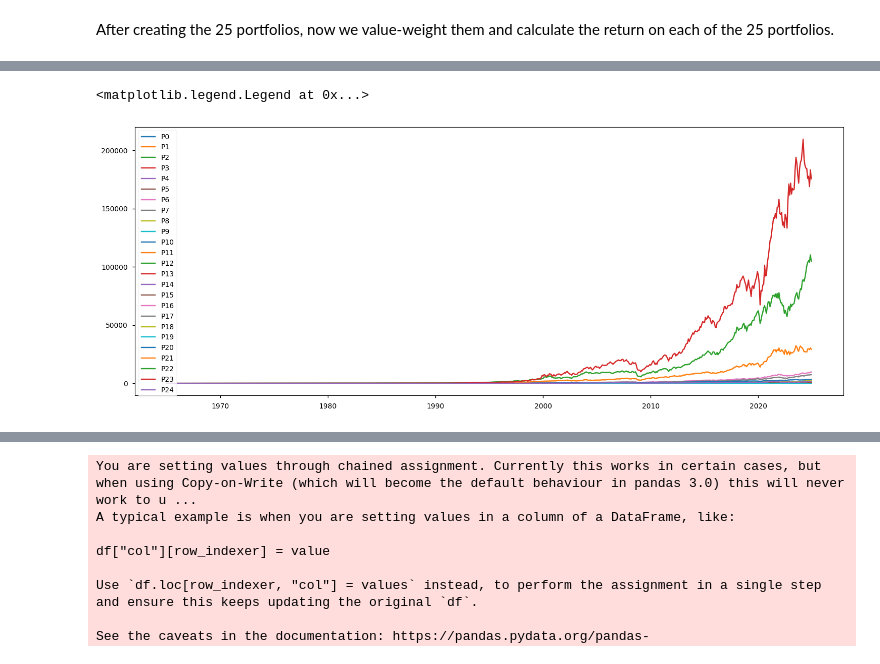
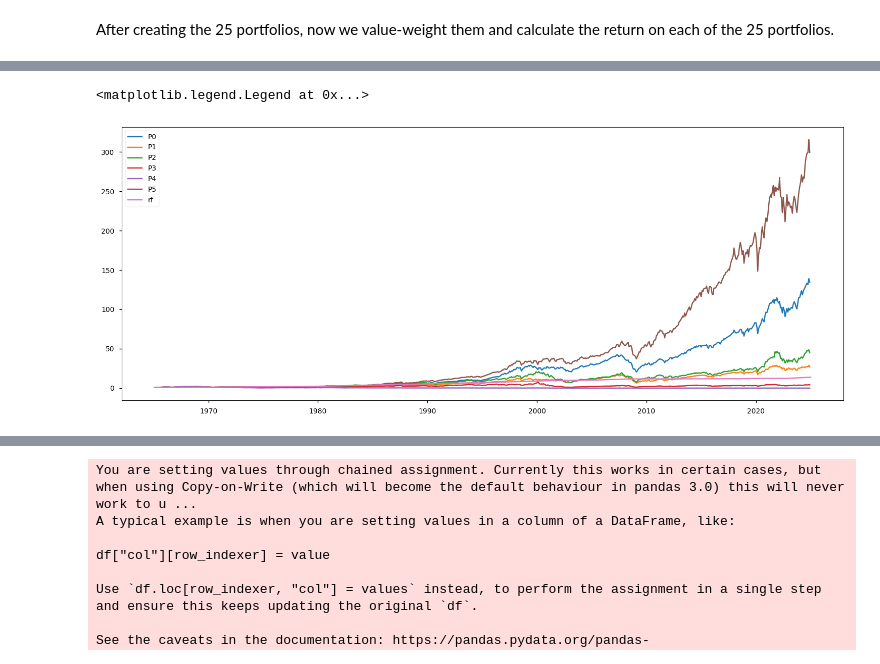
Before and after one commit to fanghe-ma/IVOL-Puzzle-and-Arbitrage-Asymmetry, a Jupyter notebook: project.ipynb, the cells around one changed output, grey strips where cells are left out. Saved outputs shown, nothing was run; the diff lists cells and outputs as text; code cells hidden in the pictures.

```diff
--- a/project.ipynb
+++ b/project.ipynb
@@ -583,7 +583,7 @@ factors = (
     conn.raw_sql(
         f"""
         SELECT date, mktrf, smb, hml, rf
-        FROM ff.factors_daily
+        FROM ff.factors_monthly
         WHERE date BETWEEN '{start}' AND '{end}'
         """,
         date_cols = ['date']
@@ -594,15 +594,17 @@ factors = (
     .astype(float)
 )
 
-ls_df = ls_df.merge(
+factors.index = factors.index + pd.offsets.MonthEnd(0)
+
+ls_df_merged = ls_df.merge(
     factors,
     left_index = True,
     right_index = True
 )
 
-y = np.asarray(ls_df['ls_ret'] - ls_df['rf'])
+y = np.asarray(ls_df_merged['ls_ret'] - ls_df_merged['rf'])
 X = np.asarray(
-    ls_df[['mktrf', 'smb', 'hml']]
+    ls_df_merged[['mktrf', 'smb', 'hml']]
 )
 X = sm.add_constant(X)
 
@@ -737,7 +739,6 @@ Since we previously calculated IVOLs for all securities, regardless of whether t
 # %%
 ivol_df = pd.read_csv('./Data/full_ivol_df.csv', index_col=0)
 aggregate_mispricing_df = pd.read_csv('./Data/aggregate_mispricing.csv', index_col=0)
-
 
 ivol_df.index = pd.to_datetime(ivol_df.index)
 ivol_df.columns = ivol_df.columns.astype(int)
@@ -750,4 +751,4 @@ filtered_cols = ivol_df.columns[
 ]
 
 ivol_df = ivol_df[filtered_cols]
-ivol_df
+aggregate_mispricing_df = aggregate_mispricing_df[filtered_cols]
@@ -861,7 +867,8 @@ mispricing_quintiles.index = pd.to_datetime(mispricing_quintiles.index)
 ivol_quintiles.columns = ivol_quintiles.columns.astype(int)
 mispricing_quintiles.columns = mispricing_quintiles.columns.astype(int)
 # %%
-mispricing_aligned = mispricing_quintiles.reindex(columns=ivol_quintiles.columns)
+#TODO: check if this is working
+mispricing_aligned = mispricing_quintiles[ivol_quintiles.columns]
 portfolio_allocation = 5 * mispricing_aligned + ivol_quintiles
 # %%
 portfolio_allocation
@@ -955,7 +962,6 @@ Processing 2024-12-31 00:00:00
 720 rows × 25 columns
 # %%
 calendar_month_ends = pd.date_range('1965-01-01', '2025-01-01', freq='ME')
-
 crsp_month_ends = conn.raw_sql(
     """
     SELECT DISTINCT date
@@ -986,11 +992,11 @@ portfolio_ret = pd.DataFrame(
 for i, d in enumerate(portfolio_ret.index[:-1]):
     print(f"Processing {d}")
 
+
     for p in portfolio_ret.columns:
         permnos_dp = portfolio_comp.loc[d, p]
 
         w_dp = market_equity_df.loc[d][permnos_dp]
-        w_dp = w_dp / w_dp.sum()
 
         crsp_date = calendar_to_crsp_map.get(d + pd.offsets.MonthEnd(1))
 
@@ -1013,8 +1019,6 @@ for i, d in enumerate(portfolio_ret.index[:-1]):
             valid_returns.index
         ]
 
-
-        # TODO: refactor
         valid_weights = valid_weights / valid_weights.sum()
 
         portfolio_ret.loc[d, p] = np.dot(valid_weights, valid_returns)
@@ -1085,12 +1089,19 @@ for i in range(5):
 # %%
 fig, ax = plt.subplots(1, 1, figsize = (15, 6))
 for i, col in enumerate(portfolio_ret.columns):
+    if i > 5:
+        continue
     ax.plot(
         (portfolio_ret[col]+1).cumprod(),
         label = f"P{i}"
     )
 
+ax.plot(
+    (factors['rf'] + 1).cumprod(),
+    label = 'rf'
+)
+
 ax.legend(loc = 'upper left')
 # %% [output]
 <matplotlib.legend.Legend at 0x...>
-[figure, old version]
+[figure, new version]
```
Also changed, not shown: parts of 17 cells of this notebook.
